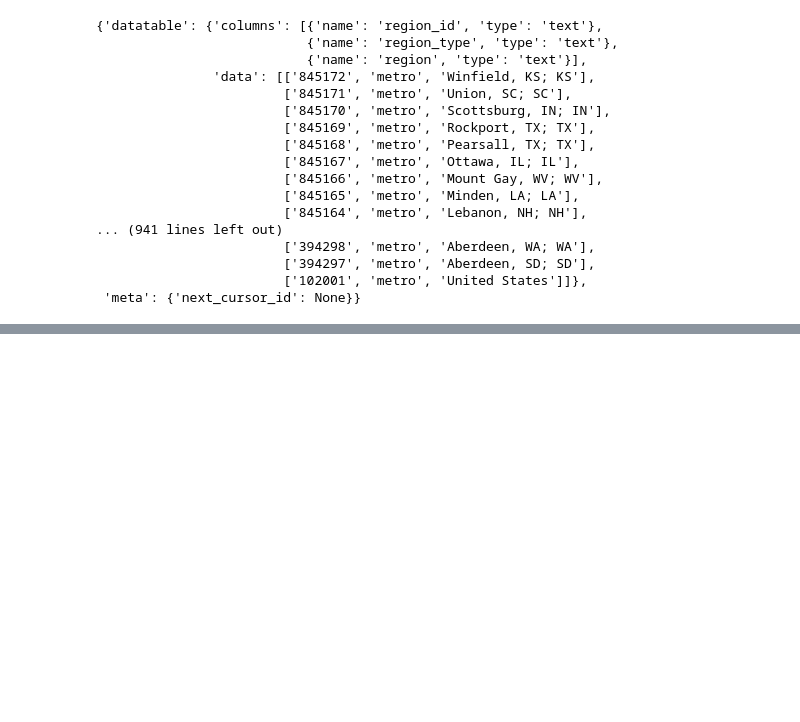
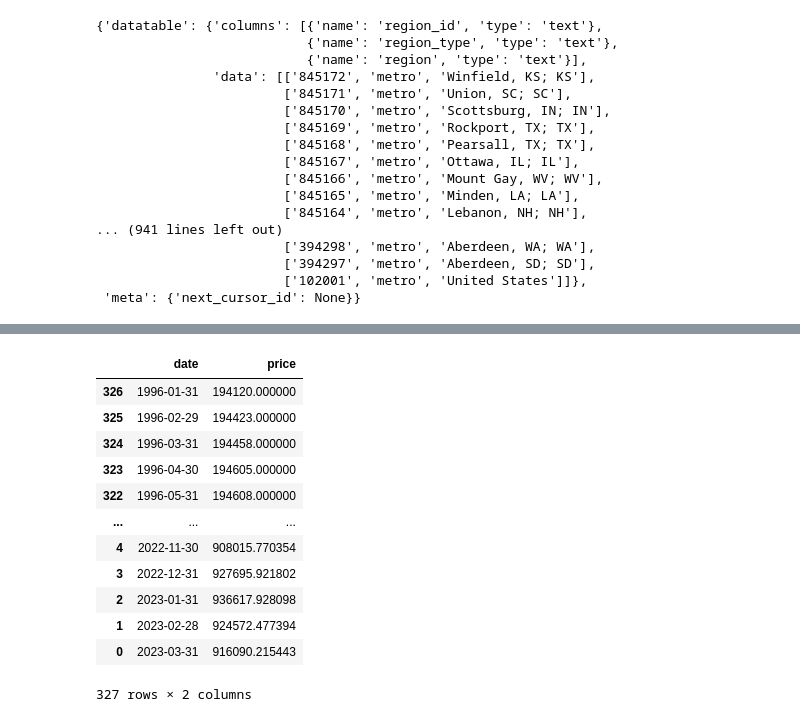
Before and after one commit to edshanks/Analyzing-the-Effects-of-COVID-on-the-American-Real-Estate-Market, a Jupyter notebook: Zillow_Starter.ipynb, the cells around one changed output, grey strips where cells are left out. Drawn from its saved outputs; the diff is of its cells as text; code cells hidden in the pictures; blank space fills up the shorter version.

```diff
--- a/Zillow_Starter.ipynb
+++ b/Zillow_Starter.ipynb
@@ -86,0 +104,16 @@ Data for New York:
+# %%
+city_dfs["Los Angeles"]
+# %% [output]
+|  | date | price |
+| 326 | 1996-01-31 | 194120.000000 |
+| 325 | 1996-02-29 | 194423.000000 |
+| 324 | 1996-03-31 | 194458.000000 |
+| 323 | 1996-04-30 | 194605.000000 |
+| 322 | 1996-05-31 | 194608.000000 |
+| ... | ... | ... |
+| 4 | 2022-11-30 | 908015.770354 |
+| 3 | 2022-12-31 | 927695.921802 |
+| 2 | 2023-01-31 | 936617.928098 |
+| 1 | 2023-02-28 | 924572.477394 |
+| 0 | 2023-03-31 | 916090.215443 |
+327 rows × 2 columns
```
Also changed, not shown: parts of 9 cells of this notebook.
